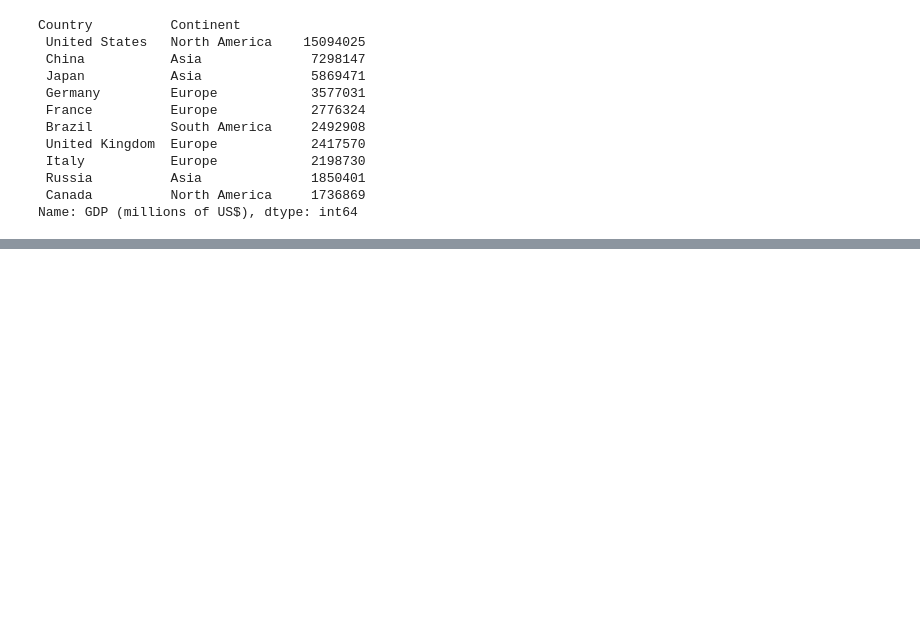
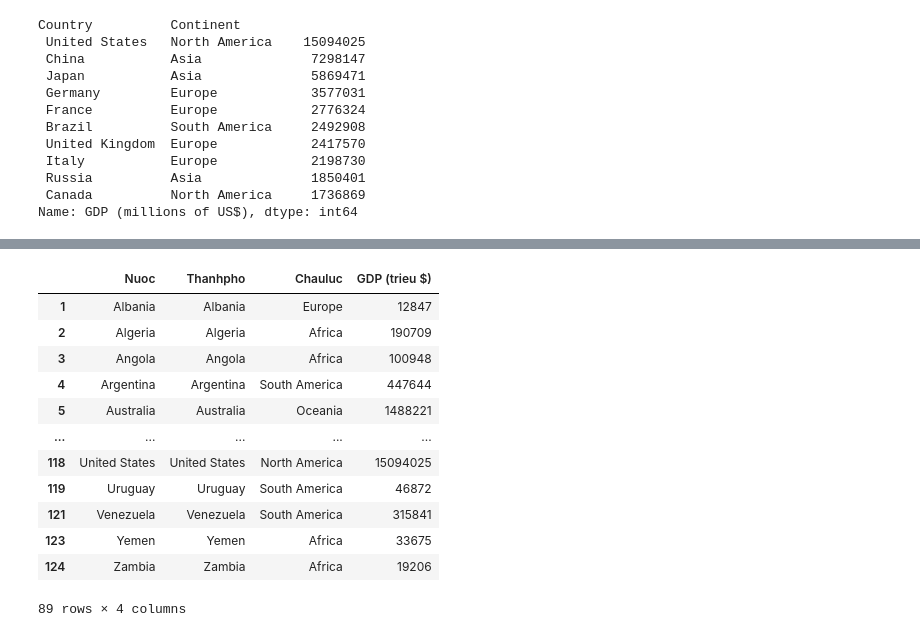
Before and after one commit to doanthithanhhuyen/PTDL_Btap, a Jupyter notebook: PTDL_GDPlist.ipynb, the cells around one changed output, grey strips where cells are left out. Saved outputs shown, nothing was run; the diff lists cells and outputs as text; code cells hidden in the pictures; blank space fills up the shorter version.

```diff
--- a/PTDL_GDPlist.ipynb
+++ b/PTDL_GDPlist.ipynb
@@ -104,0 +164,18 @@ Name: GDP (millions of US$), dtype: int64
+# %%
+#Xóa các bản ghi có Chauluc là ‘Asia’
+data.drop(data[data['Chauluc'] == 'Asia'].index, axis = 0, inplace=True)
+data
+# %% [output]
+|  | Nuoc | Thanhpho | Chauluc | GDP (trieu $) |
+| 1 | Albania | Albania | Europe | 12847 |
+| 2 | Algeria | Algeria | Africa | 190709 |
+| 3 | Angola | Angola | Africa | 100948 |
+| 4 | Argentina | Argentina | South America | 447644 |
+| 5 | Australia | Australia | Oceania | 1488221 |
+| ... | ... | ... | ... | ... |
+| 118 | United States | United States | North America | 15094025 |
+| 119 | Uruguay | Uruguay | South America | 46872 |
+| 121 | Venezuela | Venezuela | South America | 315841 |
+| 123 | Yemen | Yemen | Africa | 33675 |
+| 124 | Zambia | Zambia | Africa | 19206 |
+89 rows × 4 columns
```
Also changed, not shown: parts of 15 cells of this notebook.
